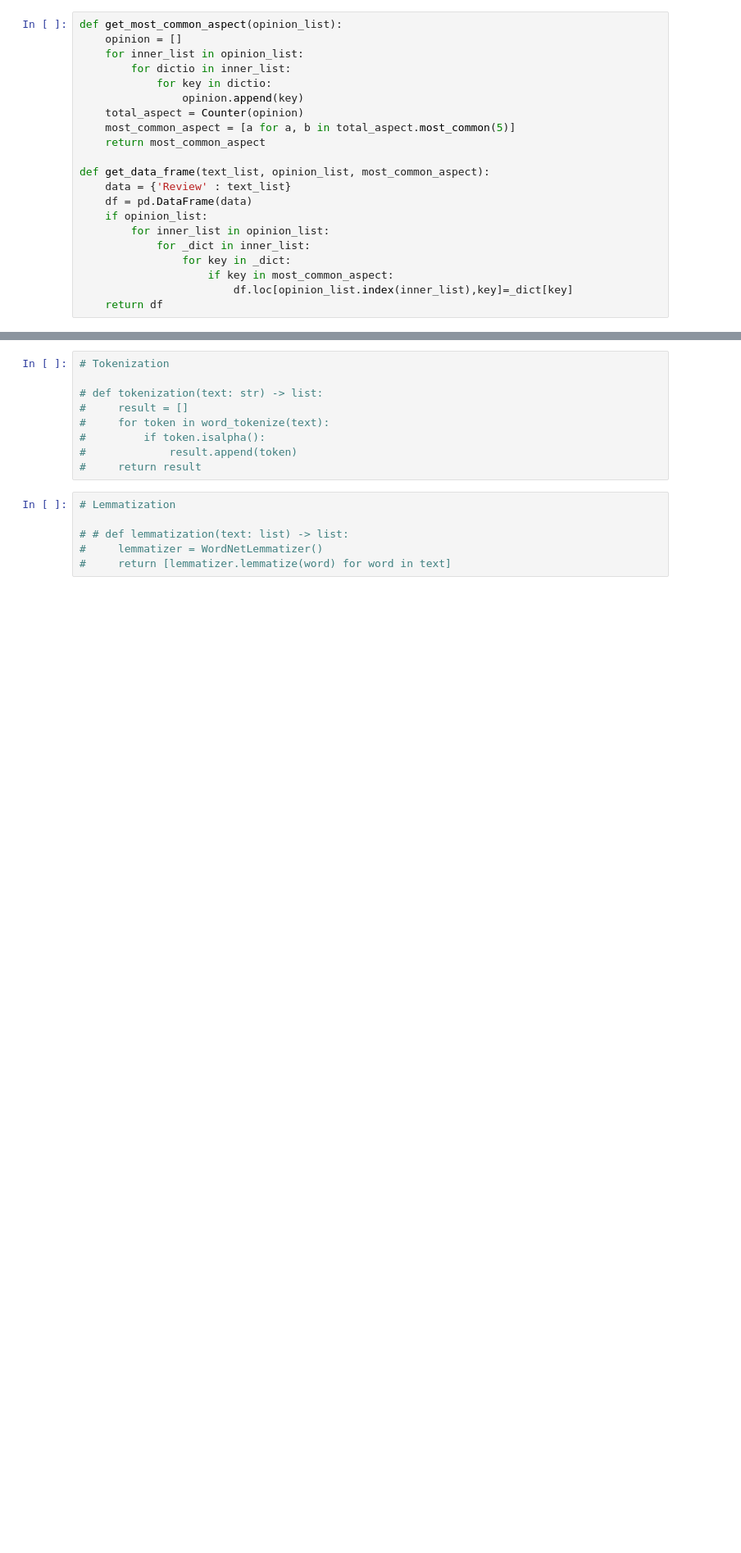
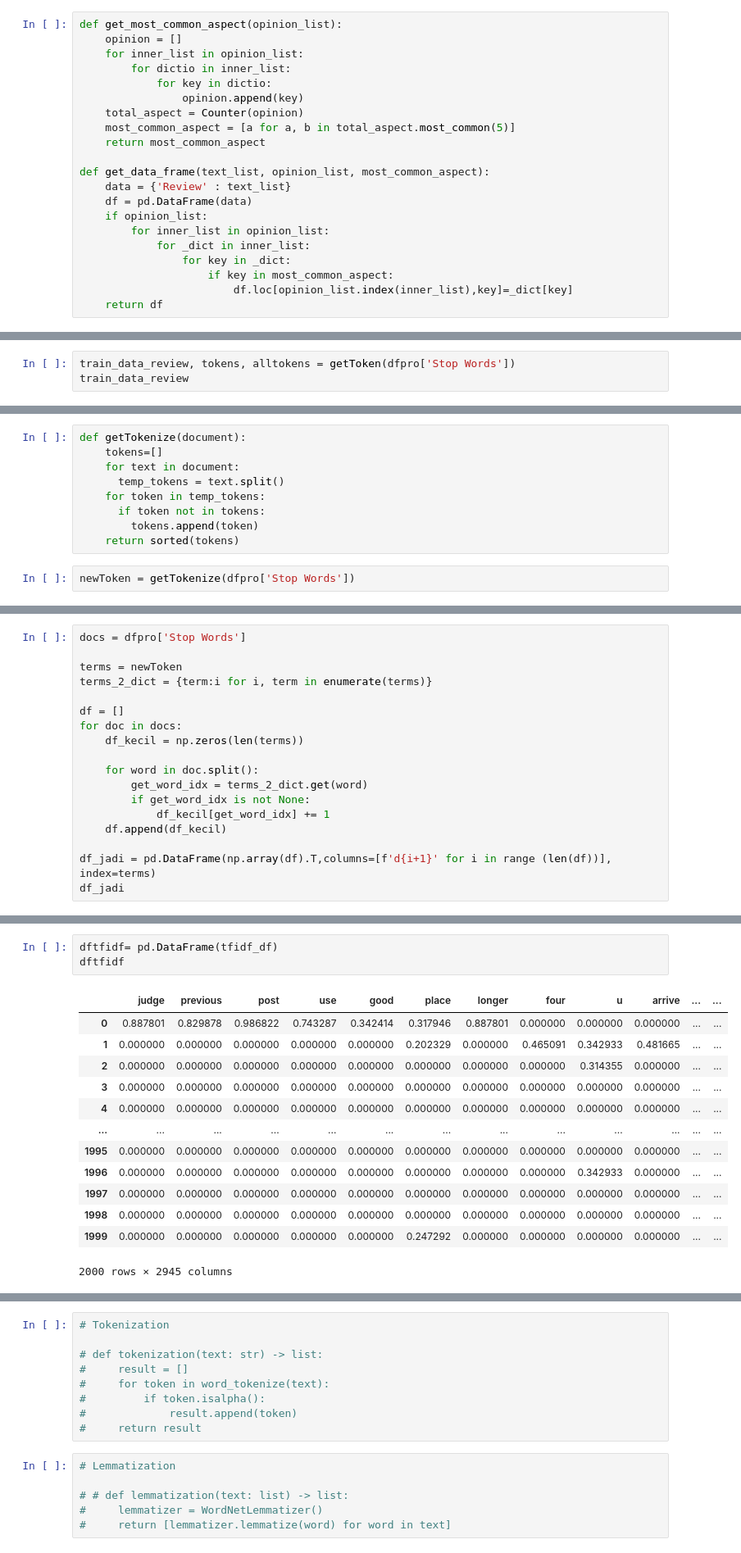
Before and after one commit to andrikofajar/Skripsi-Aspect-Category-Detection, a Jupyter notebook: Aspect-Category-Detection.ipynb, the cells around one changed output, grey strips where cells are left out. Shown at 82% size. Saved outputs shown, nothing was run; the diff lists cells and outputs as text; blank space fills up the shorter version.

```diff
--- a/Aspect-Category-Detection.ipynb
+++ b/Aspect-Category-Detection.ipynb
@@ -252,0 +298,3 @@ def decontracted(kata):
+# %%
+train_data_review, tokens, alltokens = getToken(dfpro['Stop Words'])
+train_data_review
@@ -252,0 +354,11 @@ def decontracted(kata):
+# %%
+def getTokenize(document):
+    tokens=[]
+    for text in document:
+      temp_tokens = text.split()
+    for token in temp_tokens:
+      if token not in tokens:
+        tokens.append(token)
+    return sorted(tokens)
+# %%
+newToken = getTokenize(dfpro['Stop Words'])
@@ -252,0 +373,18 @@ def decontracted(kata):
+# %%
+docs = dfpro['Stop Words']
+
+terms = newToken
+terms_2_dict = {term:i for i, term in enumerate(terms)}
+
+df = []
+for doc in docs:
+    df_kecil = np.zeros(len(terms))
+
+    for word in doc.split():
+        get_word_idx = terms_2_dict.get(word)
+        if get_word_idx is not None:
+            df_kecil[get_word_idx] += 1
+    df.append(df_kecil)
+
+df_jadi = pd.DataFrame(np.array(df).T,columns=[f'd{i+1}' for i in range (len(df))], index=terms)
+df_jadi
@@ -252,0 +469,17 @@ def decontracted(kata):
+# %%
+dftfidf= pd.DataFrame(tfidf_df)
+dftfidf
+# %% [output]
+|  | judge | previous | post | use | good | place | longer | four | u | arrive | ... | ... |
+| 0 | 0.887801 | 0.829878 | 0.986822 | 0.743287 | 0.342414 | 0.317946 | 0.887801 | 0.000000 | 0.000000 | 0.000000 | ... | ... |
+| 1 | 0.000000 | 0.000000 | 0.000000 | 0.000000 | 0.000000 | 0.202329 | 0.000000 | 0.465091 | 0.342933 | 0.481665 | ... | ... |
+| 2 | 0.000000 | 0.000000 | 0.000000 | 0.000000 | 0.000000 | 0.000000 | 0.000000 | 0.000000 | 0.314355 | 0.000000 | ... | ... |
+| 3 | 0.000000 | 0.000000 | 0.000000 | 0.000000 | 0.000000 | 0.000000 | 0.000000 | 0.000000 | 0.000000 | 0.000000 | ... | ... |
+| 4 | 0.000000 | 0.000000 | 0.000000 | 0.000000 | 0.000000 | 0.000000 | 0.000000 | 0.000000 | 0.000000 | 0.000000 | ... | ... |
+| ... | ... | ... | ... | ... | ... | ... | ... | ... | ... | ... | ... | ... |
+| 1995 | 0.000000 | 0.000000 | 0.000000 | 0.000000 | 0.000000 | 0.000000 | 0.000000 | 0.000000 | 0.000000 | 0.000000 | ... | ... |
+| 1996 | 0.000000 | 0.000000 | 0.000000 | 0.000000 | 0.000000 | 0.000000 | 0.000000 | 0.000000 | 0.342933 | 0.000000 | ... | ... |
+| 1997 | 0.000000 | 0.000000 | 0.000000 | 0.000000 | 0.000000 | 0.000000 | 0.000000 | 0.000000 | 0.000000 | 0.000000 | ... | ... |
+| 1998 | 0.000000 | 0.000000 | 0.000000 | 0.000000 | 0.000000 | 0.000000 | 0.000000 | 0.000000 | 0.000000 | 0.000000 | ... | ... |
+| 1999 | 0.000000 | 0.000000 | 0.000000 | 0.000000 | 0.000000 | 0.247292 | 0.000000 | 0.000000 | 0.000000 | 0.000000 | ... | ... |
+2000 rows × 2945 columns
```
Also changed, not shown: parts of 66 cells of this notebook.
